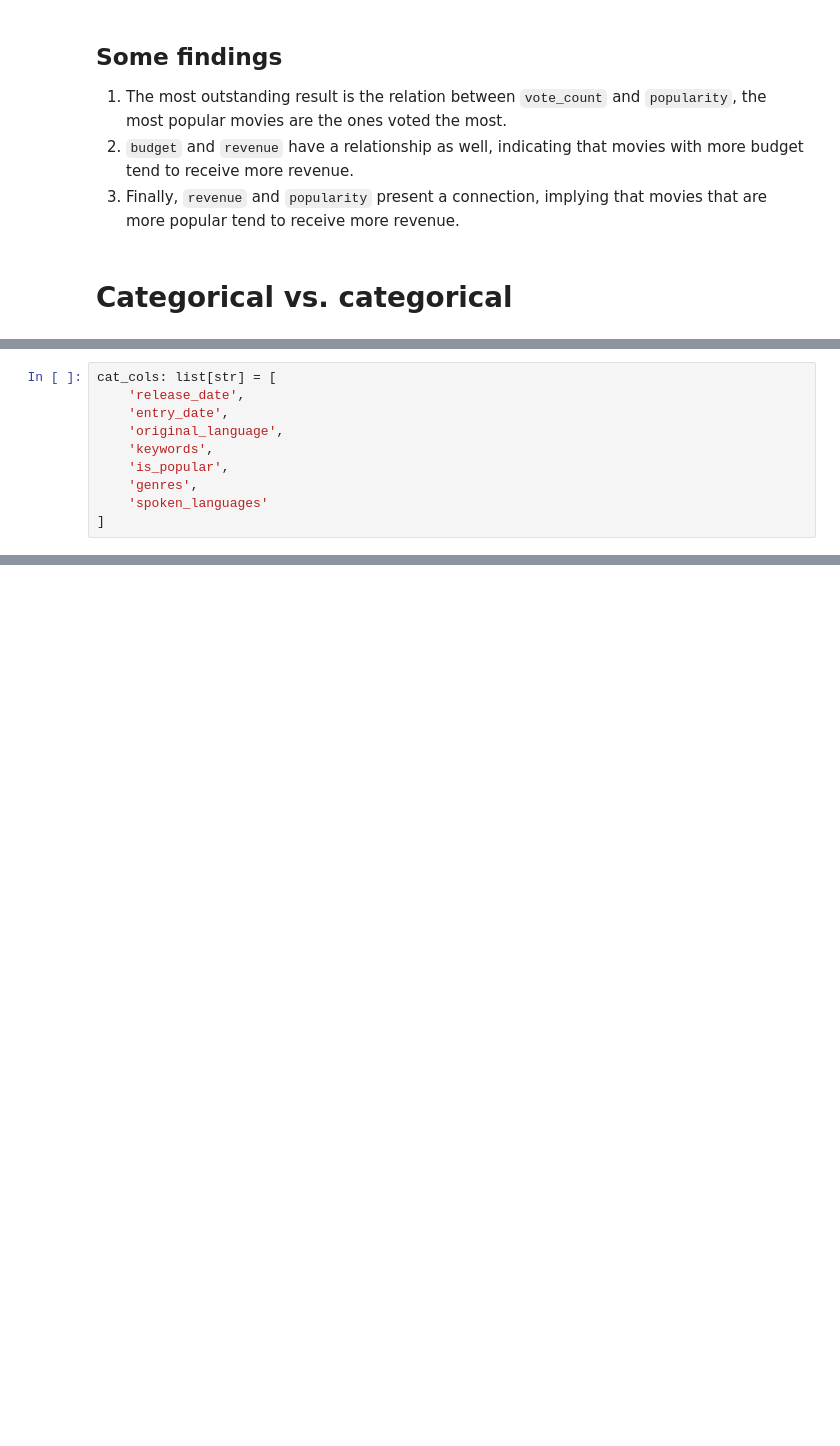
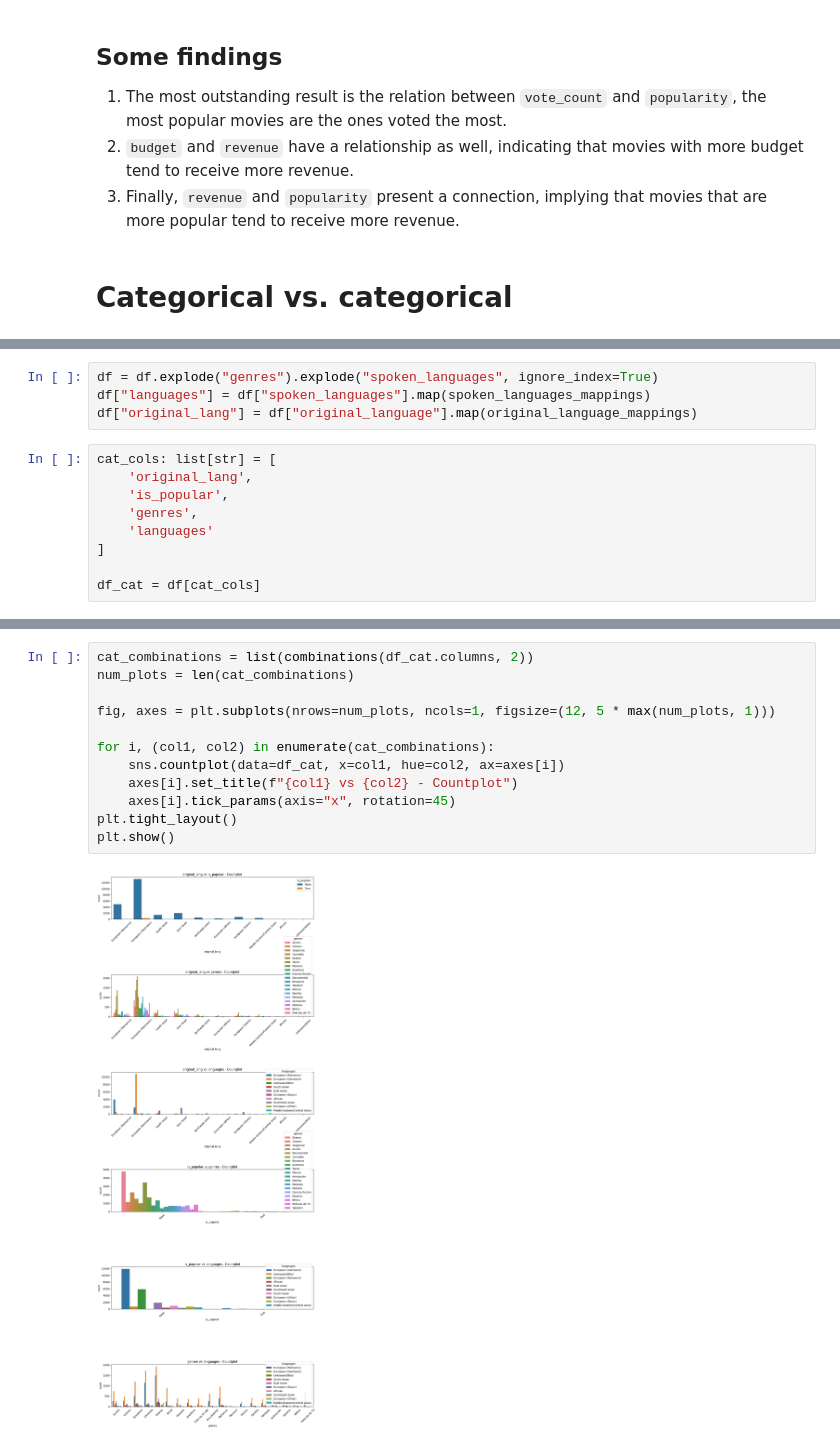
Before and after one commit to juan-gomezj4/ml-movie-recommender, a Jupyter notebook: notebooks/3-analysis/bivariate_data_analysis.ipynb, the cells around one changed output, grey strips where cells are left out. Cells and saved outputs as stored; diff of their text form; blank space fills up the shorter version.

Commit message:
feat: Added cat vs. cat data analysis; chi2 analysis WIP

```diff
--- a/notebooks/3-analysis/bivariate_data_analysis.ipynb
+++ b/notebooks/3-analysis/bivariate_data_analysis.ipynb
@@ -162,10 +334,13 @@ sns.heatmap(corr_matrix, annot=True, cmap='coolwarm', fmt=".2f")
+# %%
+df = df.explode("genres").explode("spoken_languages", ignore_index=True)
+df["languages"] = df["spoken_languages"].map(spoken_languages_mappings)
+df["original_lang"] = df["original_language"].map(original_language_mappings)
 # %%
 cat_cols: list[str] = [
-    'release_date',
-    'entry_date',
-    'original_language',
-    'keywords',
+    'original_lang',
     'is_popular',
     'genres',
-    'spoken_languages'
+    'languages'
 ]
+
+df_cat = df[cat_cols]
@@ -171,0 +356,14 @@ cat_cols: list[str] = [
+# %%
+cat_combinations = list(combinations(df_cat.columns, 2))
+num_plots = len(cat_combinations)
+
+fig, axes = plt.subplots(nrows=num_plots, ncols=1, figsize=(12, 5 * max(num_plots, 1)))
+
+for i, (col1, col2) in enumerate(cat_combinations):
+    sns.countplot(data=df_cat, x=col1, hue=col2, ax=axes[i])
+    axes[i].set_title(f"{col1} vs {col2} - Countplot")
+    axes[i].tick_params(axis="x", rotation=45)
+plt.tight_layout()
+plt.show()
+# %% [output]
+[figure, added]
```
Also changed, not shown: parts of 9 cells of this notebook.
